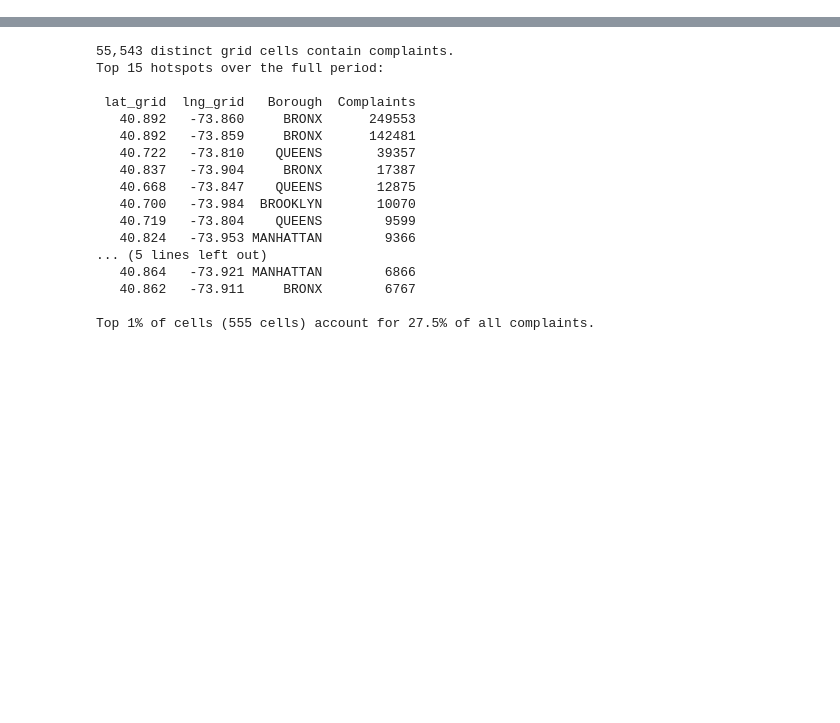
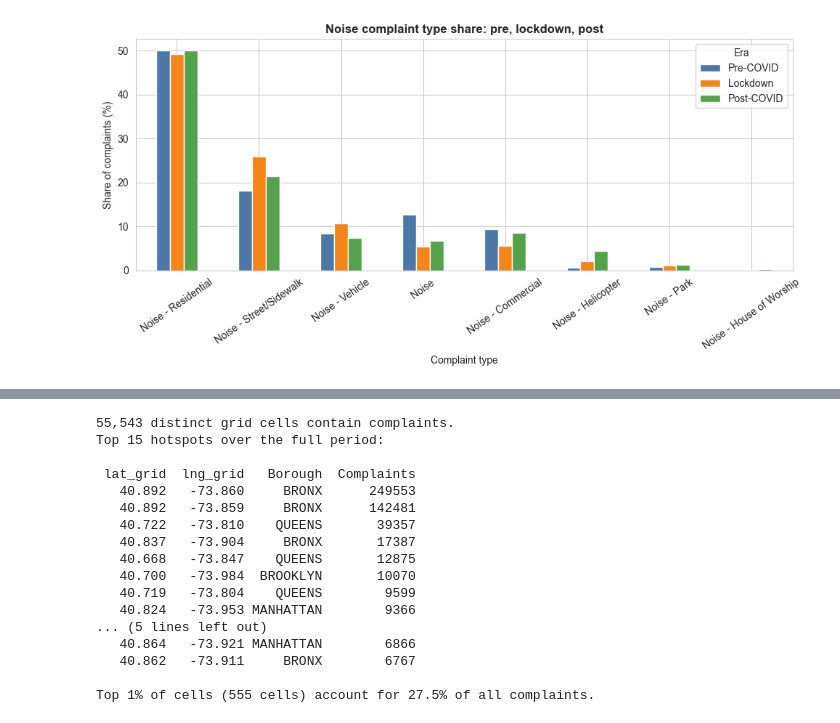
Before and after one commit to thorrila/sda_final_project, a Jupyter notebook: notebook/notebook.ipynb, the cells around one changed output, grey strips where cells are left out. Saved outputs shown, nothing was run; the diff lists cells and outputs as text; code cells hidden in the pictures; blank space fills up the shorter version.

```diff
--- a/notebook/notebook.ipynb
+++ b/notebook/notebook.ipynb
@@ -508,0 +369,27 @@ a 100-meter cell) and identify the top hotspots.
+# %%
+type_col = 'Complaint Type'
+era_focus = df[df['Era'].isin(['Pre-COVID', 'Lockdown', 'Post-COVID'])]
+
+share = (
+    era_focus.groupby(['Era', type_col]).size()
+    .groupby(level=0, group_keys=False)
+    .apply(lambda s: s / s.sum() * 100)
+    .unstack(fill_value=0)
+ )
+
+top_types = (
+    share.loc['Pre-COVID'] + share.loc['Lockdown'] + share.loc['Post-COVID']
+ ).sort_values(ascending=False).head(8).index
+plot_df = share[top_types].T[['Pre-COVID', 'Lockdown', 'Post-COVID']]
+
+fig, ax = plt.subplots(figsize=(10, 5))
+plot_df.plot(kind='bar', ax=ax, color=['#4c78a8', '#f58518', '#54a24b'])
+ax.set_title('Noise complaint type share: pre, lockdown, post', fontweight='bold')
+ax.set_ylabel('Share of complaints (%)')
+ax.set_xlabel('Complaint type')
+ax.tick_params(axis='x', rotation=35)
+ax.legend(title='Era')
+plt.tight_layout()
+plt.show()
+# %% [output]
+[figure, added]
```
Also changed, not shown: parts of 75 cells of this notebook, 1 other file.
